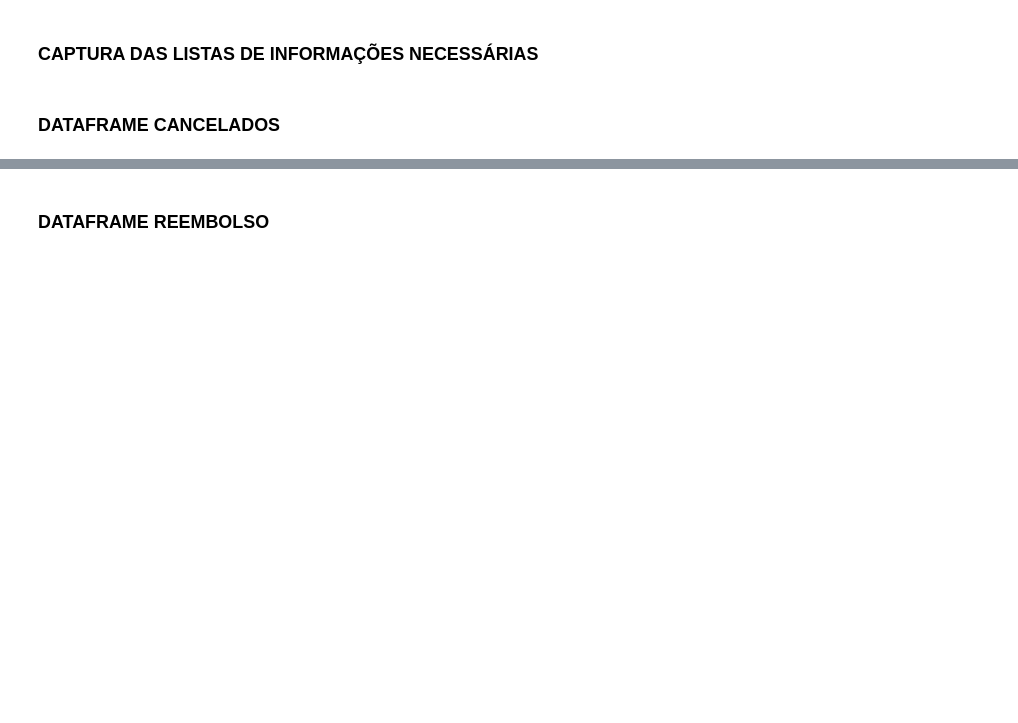
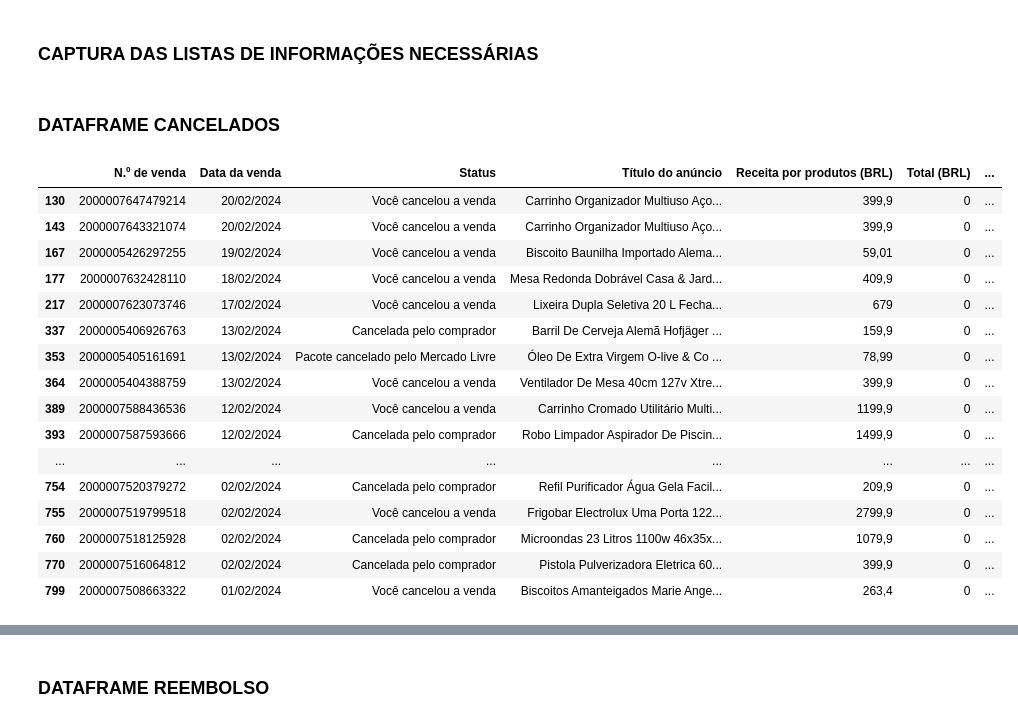
Before and after one commit to pietro-licenza/brazil_direct, a Jupyter notebook: pedidos_ml/dev.ipynb, the cells around one changed output, grey strips where cells are left out. Saved outputs shown, nothing was run; the diff lists cells and outputs as text; code cells hidden in the pictures; blank space fills up the shorter version.

```diff
--- a/pedidos_ml/dev.ipynb
+++ b/pedidos_ml/dev.ipynb
@@ -56,7 +56,26 @@ status_devolucao = status_devolucao_ml()
 # %%
 
 #! Aplica as regras para cancelados - ML
 cancelados_ml = df_cancelados_ml(df=sheet_df, colunas_desejadas=colunas_desejadas, status_cancelado=status_a_remover)
+cancelados_ml
+# %% [output]
+|  | N.º de venda | Data da venda | Status | Título do anúncio | Receita por produtos (BRL) | Total (BRL) | ... |
+| 130 | 2000007647479214 | 20/02/2024 | Você cancelou a venda | Carrinho Organizador Multiuso Aço... | 399,9 | 0 | ... |
+| 143 | 2000007643321074 | 20/02/2024 | Você cancelou a venda | Carrinho Organizador Multiuso Aço... | 399,9 | 0 | ... |
+| 167 | 2000005426297255 | 19/02/2024 | Você cancelou a venda | Biscoito Baunilha Importado Alema... | 59,01 | 0 | ... |
+| 177 | 2000007632428110 | 18/02/2024 | Você cancelou a venda | Mesa Redonda Dobrável Casa & Jard... | 409,9 | 0 | ... |
+| 217 | 2000007623073746 | 17/02/2024 | Você cancelou a venda | Lixeira Dupla Seletiva 20 L Fecha... | 679 | 0 | ... |
+| 337 | 2000005406926763 | 13/02/2024 | Cancelada pelo comprador | Barril De Cerveja Alemã Hofjäger ... | 159,9 | 0 | ... |
+| 353 | 2000005405161691 | 13/02/2024 | Pacote cancelado pelo Mercado Livre | Óleo De Extra Virgem O-live & Co ... | 78,99 | 0 | ... |
+| 364 | 2000005404388759 | 13/02/2024 | Você cancelou a venda | Ventilador De Mesa 40cm 127v Xtre... | 399,9 | 0 | ... |
+| 389 | 2000007588436536 | 12/02/2024 | Você cancelou a venda | Carrinho Cromado Utilitário Multi... | 1199,9 | 0 | ... |
+| 393 | 2000007587593666 | 12/02/2024 | Cancelada pelo comprador | Robo Limpador Aspirador De Piscin... | 1499,9 | 0 | ... |
+| ... | ... | ... | ... | ... | ... | ... | ... |
+| 754 | 2000007520379272 | 02/02/2024 | Cancelada pelo comprador | Refil Purificador Água Gela Facil... | 209,9 | 0 | ... |
+| 755 | 2000007519799518 | 02/02/2024 | Você cancelou a venda | Frigobar Electrolux Uma Porta 122... | 2799,9 | 0 | ... |
+| 760 | 2000007518125928 | 02/02/2024 | Cancelada pelo comprador | Microondas 23 Litros 1100w 46x35x... | 1079,9 | 0 | ... |
+| 770 | 2000007516064812 | 02/02/2024 | Cancelada pelo comprador | Pistola Pulverizadora Eletrica 60... | 399,9 | 0 | ... |
+| 799 | 2000007508663322 | 01/02/2024 | Você cancelou a venda | Biscoitos Amanteigados Marie Ange... | 263,4 | 0 | ... |
 # %%
 
 #! Monta dataframe final de cancelados
```
Also changed, not shown: parts of 6 cells of this notebook, 1 other file.
